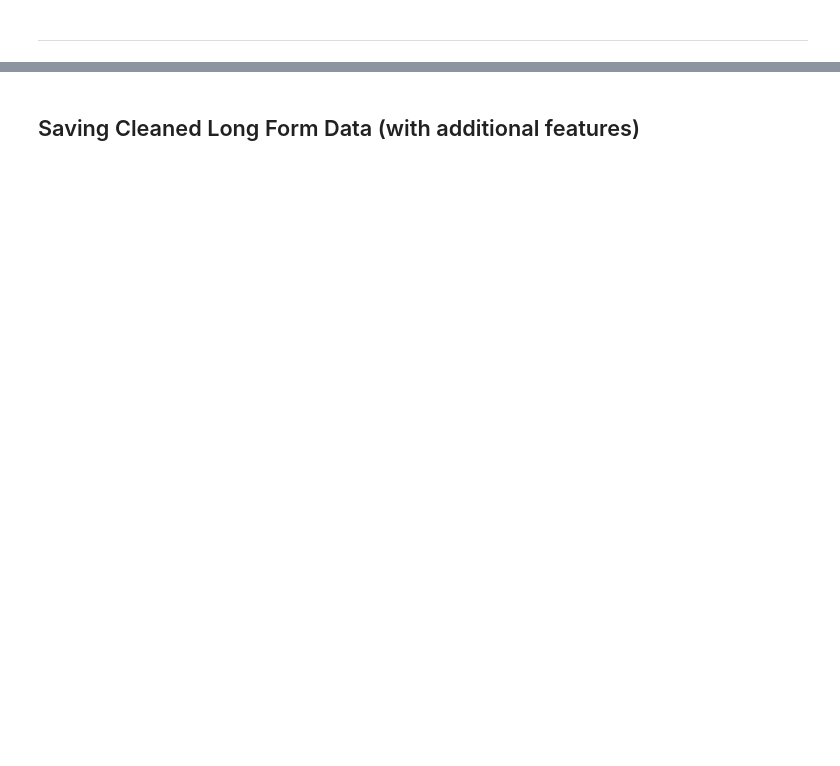
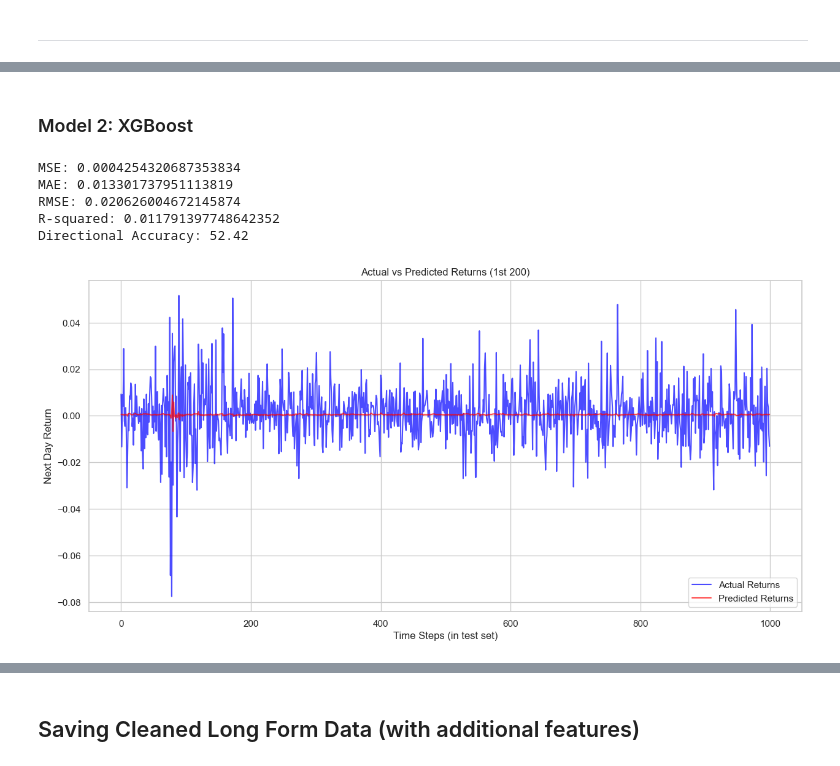
Before and after one commit to jplaceres/S-and-P-500-Stock-Price-Predictor, a Jupyter notebook: SP500_EDA.ipynb, the cells around one changed output, grey strips where cells are left out. Cells and saved outputs as stored; diff of their text form; code cells hidden in the pictures; blank space fills up the shorter version.

Commit message:
updated with proposed models and new features

```diff
--- a/SP500_EDA.ipynb
+++ b/SP500_EDA.ipynb
@@ -525,0 +661,59 @@ Coefficients: [-0.02318347 -0.0067875   0.00110938 -0.00293579  0.00031084]
+# %% [markdown]
+### Model 2: XGBoost
+# %%
+from xgboost import XGBRegressor
+
+xgb = XGBRegressor(
+    n_estimators = 100,
+    learning_rate = 0.05,
+    max_depth = 4,
+    random_state = 42,
+    n_jobs = -1
+)
+
+xgb.fit(X_train, y_train)
+preds_xgb = xgb.predict(X_test)
+
+# Metrics
+mse_xgb = mean_squared_error(y_test, preds_xgb)
+rmse_xgb = np.sqrt(mse_xgb)
+mae_xgb = mean_absolute_error(y_test, preds_xgb)
+r2_xgb = r2_score(y_test, preds_xgb)
+
+# Accuracy
+actual_direction_xgb = np.sign(y_test)
+pred_direction_xgb = np.sign(preds_xgb)
+
+acc_xgb = np.mean(actual_direction_xgb == pred_direction_xgb)
+
+
+print(f"MSE: {mse_xgb}")
+print(f"MAE: {mae_xgb}")
+
+print(f"RMSE: {rmse_xgb}")
+print(f"R-squared: {r2_xgb}")
+print(f"Directional Accuracy: {acc_xgb * 100:.2f}")
+# %% [output]
+MSE: 0.0004254320687353834
+MAE: 0.013301737951113819
+RMSE: 0.020626004672145874
+R-squared: 0.011791397748642352
+Directional Accuracy: 52.42
+# %%
+# Plotting acual vs predicted results
+
+plt.figure(figsize=(15,7))
+
+plot_range = 1000
+
+plt.plot(y_test.values[:plot_range], label = "Actual Returns", color = "blue", alpha = 0.7)
+plt.plot(preds_xgb[:plot_range], label = "Predicted Returns", color = "red", alpha = 0.7)
+
+plt.title("Actual vs Predicted Returns (1st 200)")
+plt.xlabel("Time Steps (in test set)")
+plt.ylabel("Next Day Return")
+plt.legend()
+plt.grid(True)
+plt.show()
+# %% [output]
+[figure, added]
```
Also changed, not shown: parts of 27 cells of this notebook.
